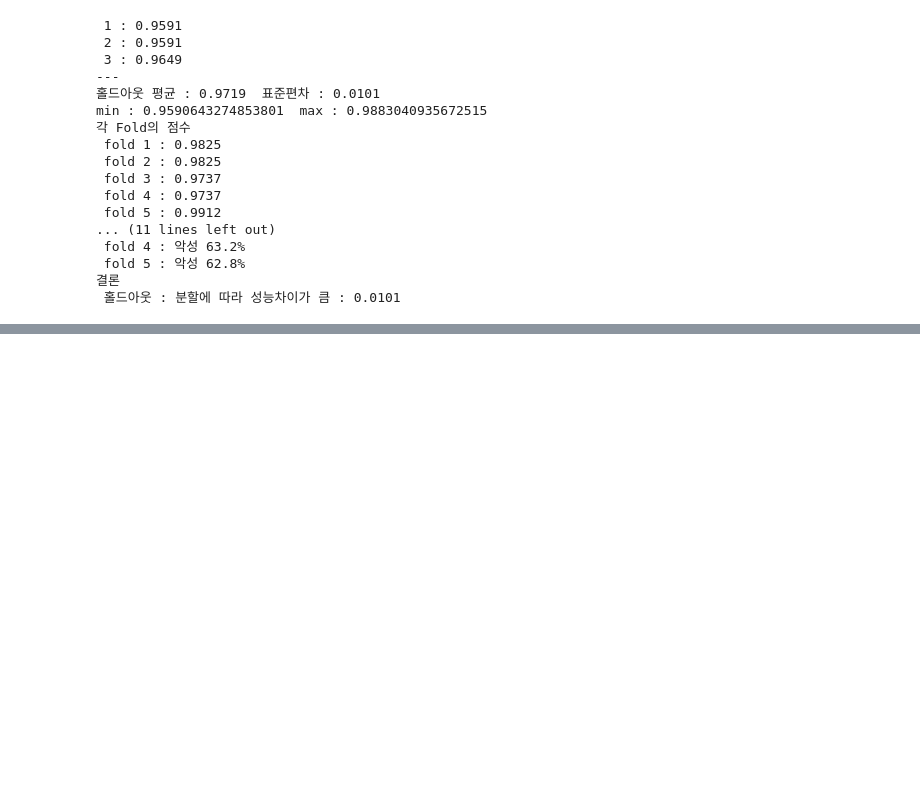
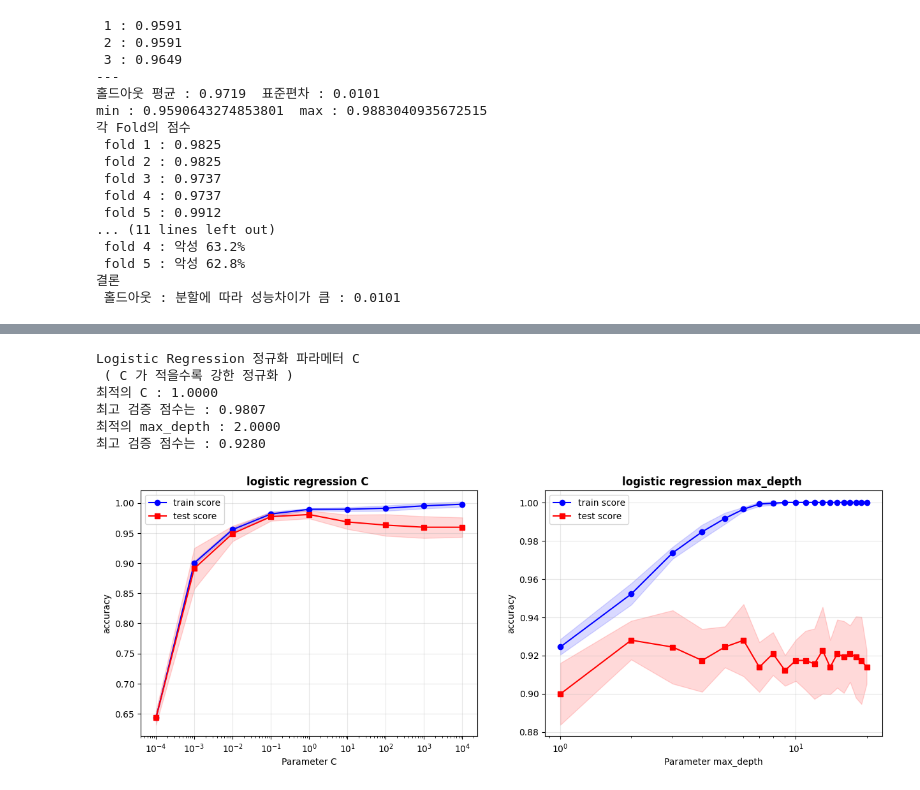
Before and after one commit to djdjdjdfh1/python_basic, a Jupyter notebook: marchine-learning/01-pipeline.ipynb, the cells around one changed output, grey strips where cells are left out. Saved outputs shown, nothing was run; the diff lists cells and outputs as text; code cells hidden in the pictures; blank space fills up the shorter version.

```diff
--- a/marchine-learning/01-pipeline.ipynb
+++ b/marchine-learning/01-pipeline.ipynb
@@ -409,6 +409,24 @@ def section4_learning_curves(X, y):
         ax.legend()
         ax.grid(True, alpha=0.3)
         ax.set_ylim([0.5, 1.05])
+
+        # 최종 성능 출력
+        final_train = train_mean[-1]
+        final_test = test_mean[-1]
+        gap = final_train - final_test
+
+        print(f' 최종 학습점수 : {final_train}')
+        print(f' 최종 검증점수 : {final_test}')
+        print(f' 점수차이 : {gap}')
+
+        if gap < 0.05 and final_test < 0.85:
+            print(' 진단 : 과소적합(높은 편향)')
+            print(' 해결책 : 더 복잡한 모델 사용')
+        elif gap > 0.15:
+            print(' 진단 : 과대적합(높은 분산)')
+            print(' 해결책 : 더 많은 데이터 수집 또는 정규화 증가')
+        else:
+            print('진단 : 적절한 적합')
 # %%
 section4_learning_curves(X, y)
 # %% [output]
@@ -416,0 +545,10 @@ section4_learning_curves(X, y)
+# %%
+section5_validation_curve(X, y)
+# %% [output]
+Logistic Regression 정규화 파라메터 C
+ ( C 가 적을수록 강한 정규화 )
+최적의 C : 1.0000
+최고 검증 점수는 : 0.9807
+최적의 max_depth : 2.0000
+최고 검증 점수는 : 0.9280
+[figure, added]
```
Also changed, not shown: parts of 2 cells of this notebook.
